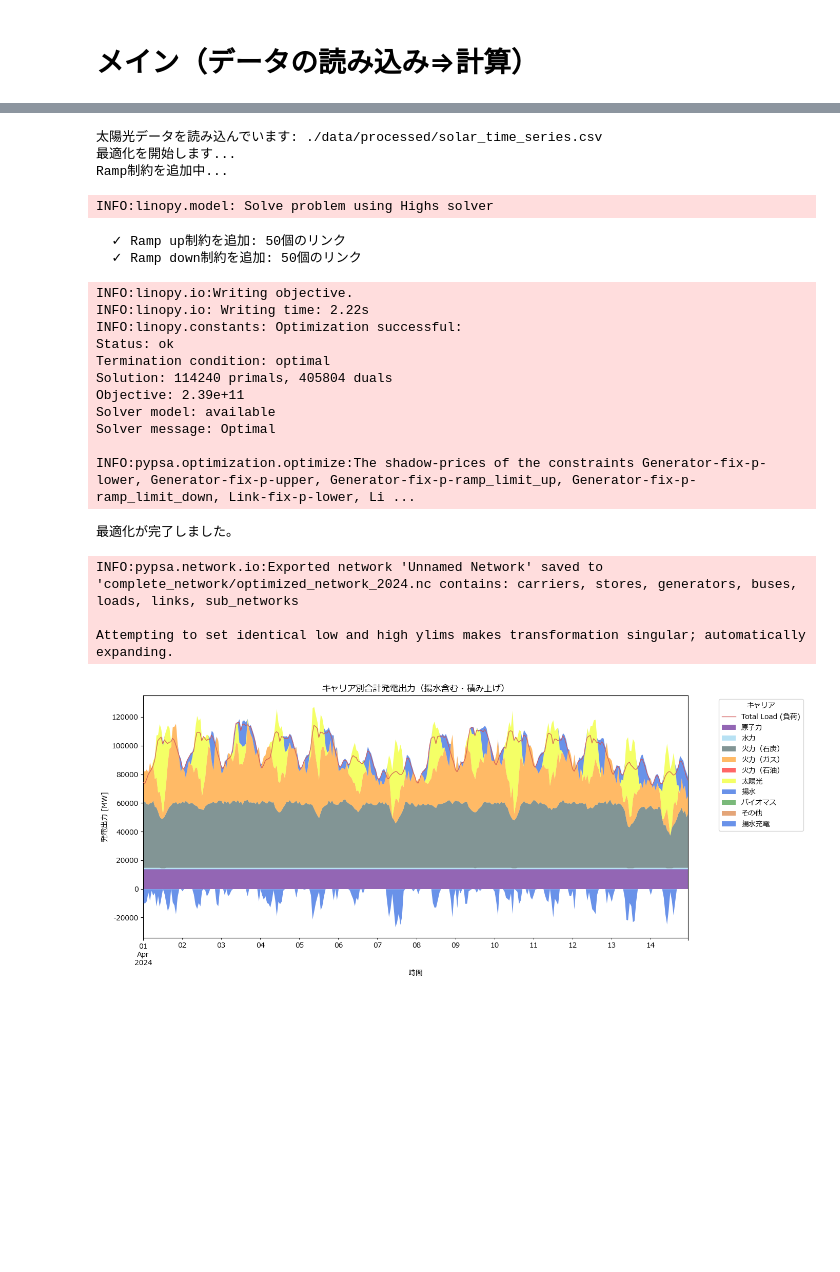
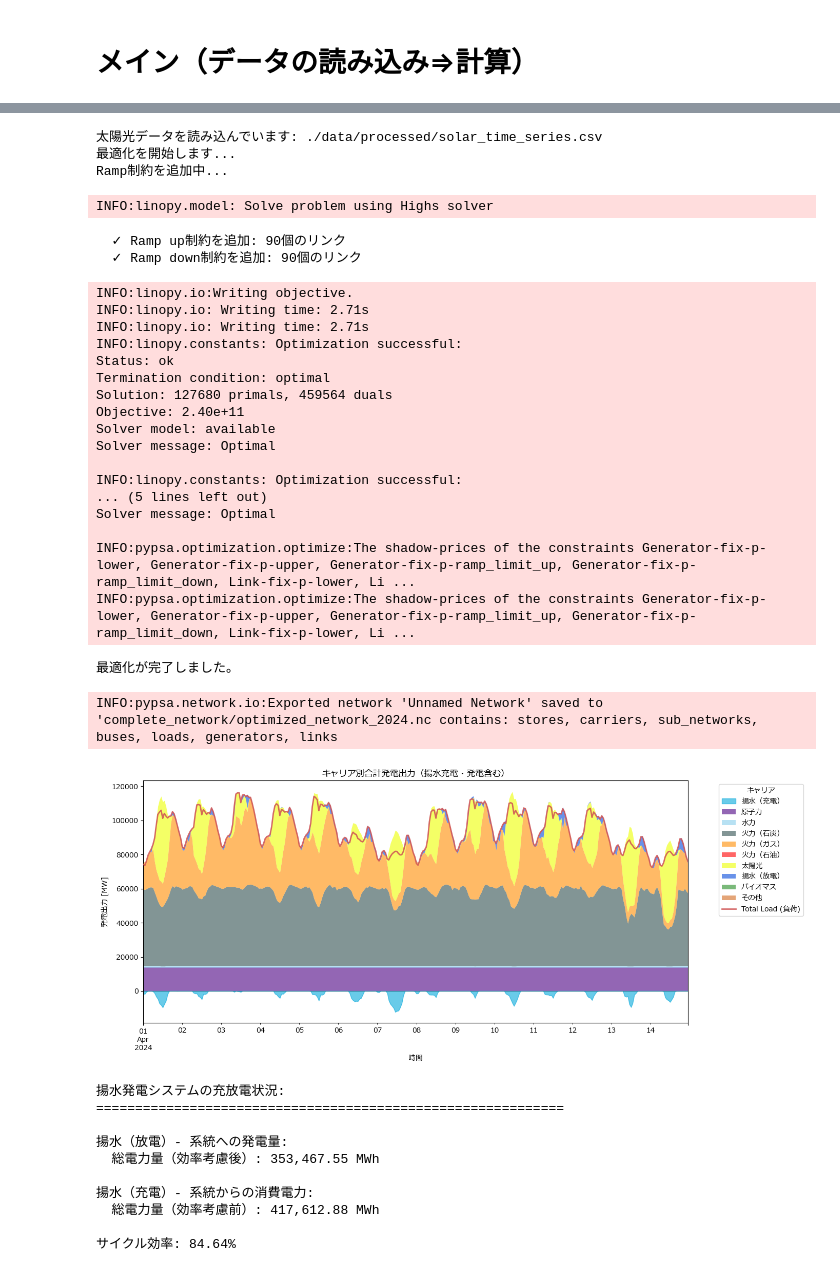
Before and after one commit to takashi-yanase/DemandSupplySimulation, a Jupyter notebook: 00 pypsa-tepsco-master-notebook.ipynb, the cells around one changed output, grey strips where cells are left out. Drawn from its saved outputs; the diff is of its cells as text; code cells hidden in the pictures; blank space fills up the shorter version.

```diff
--- a/00 pypsa-tepsco-master-notebook.ipynb
+++ b/00 pypsa-tepsco-master-notebook.ipynb
@@ -207,7 +220,7 @@ os.makedirs('combined_plots', exist_ok=True)
 
 Year_of_analysis = 2024
 demand_change_compared_to_2024 = 10  # %
-file_name = "./data/raw/pypsa-japan-10BusModelV5.xlsx"  # ネットワーク＋需要データを含むExcelファイル
+file_name = "./data/raw/pypsa-japan-10BusModelV6.xlsx"  # ネットワーク＋需要データを含むExcelファイル
 
 # スナップショット作成
 snapshots = pd.date_range(f"{Year_of_analysis}-04-01 00:00",
@@ -279,6 +292,34 @@ network.export_to_netcdf(f'complete_network/optimized_network_{Year_of_analysis}
 
 # 発電量集計・プロット
 analyze_results.plot_total_generation_by_carrier(network)
+
+# 揚水発電の総充電・総放電電力量を表示
+pumped_hydro_links = network.links[network.links['carrier'].str.contains('揚水', na=False)]
+if len(pumped_hydro_links) > 0:
+    print("揚水発電システムの充放電状況:")
+    print("="*60)
+
+    # 放電（揚水発電）- 系統側の発電量(p1)を表示
+    discharge_links = pumped_hydro_links[pumped_hydro_links['carrier'].str.contains('放電', na=False)]
+    if len(discharge_links) > 0:
+        # p1は負の値なので絶対値を取る
+        discharge_total = abs(network.links_t.p1[discharge_links.index].sum().sum())
+        print(f"\n揚水（放電）- 系統への発電量:")
+        print(f"  総電力量（効率考慮後）: {discharge_total:,.2f} MWh")
+
+    # 充電（揚水）- 系統からの消費電力(p0)を表示
+    charge_links = pumped_hydro_links[pumped_hydro_links['carrier'].str.contains('充電', na=False)]
+    if len(charge_links) > 0:
+        charge_total = network.links_t.p0[charge_links.index].sum().sum()
+        print(f"\n揚水（充電）- 系統からの消費電力:")
+        print(f"  総電力量（効率考慮前）: {charge_total:,.2f} MWh")
+
+    # サイクル効率を計算
+    if len(discharge_links) > 0 and len(charge_links) > 0:
+        cycle_efficiency = (discharge_total / charge_total) * 100
+        print(f"\nサイクル効率: {cycle_efficiency:.2f}%")
+else:
+    print("揚水発電システムが見つかりませんでした。")
 # %% [output]
 WARNING:pypsa.network.io:Importing network from PyPSA version v0.0.0 while current version is v1.0.3. Read the release notes at `https://go.pypsa.org/release-notes` to prepare your network for import.
 INFO:pypsa.network.io:New version 1.0.4 available! (Current: 1.0.3)
@@ -286,22 +329,36 @@ INFO:pypsa.network.io:Imported network 'Unnamed Network' has buses, carriers, ge
 太陽光データを読み込んでいます: ./data/processed/solar_time_series.csv
 最適化を開始します...
 Ramp制約を追加中...
 INFO:linopy.model: Solve problem using Highs solver
-  ✓ Ramp up制約を追加: 50個のリンク
-  ✓ Ramp down制約を追加: 50個のリンク
+  ✓ Ramp up制約を追加: 90個のリンク
+  ✓ Ramp down制約を追加: 90個のリンク
 INFO:linopy.io:Writing objective.
-INFO:linopy.io: Writing time: 2.22s
+INFO:linopy.io: Writing time: 2.71s
+INFO:linopy.io: Writing time: 2.71s
 INFO:linopy.constants: Optimization successful:
 Status: ok
 Termination condition: optimal
-Solution: 114240 primals, 405804 duals
-Objective: 2.39e+11
+Solution: 127680 primals, 459564 duals
+Objective: 2.40e+11
 Solver model: available
 Solver message: Optimal
 
+INFO:linopy.constants: Optimization successful:
+... (5 lines left out)
+Solver message: Optimal
+
 INFO:pypsa.optimization.optimize:The shadow-prices of the constraints Generator-fix-p-lower, Generator-fix-p-upper, Generator-fix-p-ramp_limit_up, Generator-fix-p-ramp_limit_down, Link-fix-p-lower, Li ...
+INFO:pypsa.optimization.optimize:The shadow-prices of the constraints Generator-fix-p-lower, Generator-fix-p-upper, Generator-fix-p-ramp_limit_up, Generator-fix-p-ramp_limit_down, Link-fix-p-lower, Li ...
 最適化が完了しました。
-INFO:pypsa.network.io:Exported network 'Unnamed Network' saved to 'complete_network/optimized_network_2024.nc contains: carriers, stores, generators, buses, loads, links, sub_networks
-
-Attempting to set identical low and high ylims makes transformation singular; automatically expanding.
+INFO:pypsa.network.io:Exported network 'Unnamed Network' saved to 'complete_network/optimized_network_2024.nc contains: stores, carriers, sub_networks, buses, loads, generators, links
-[figure, old version]
+[figure, new version]
+揚水発電システムの充放電状況:
+============================================================
+
+揚水（放電）- 系統への発電量:
+  総電力量（効率考慮後）: 353,467.55 MWh
+
+揚水（充電）- 系統からの消費電力:
+  総電力量（効率考慮前）: 417,612.88 MWh
+
+サイクル効率: 84.64%
```
Also changed, not shown: parts of 3 cells of this notebook, 8 other files.
